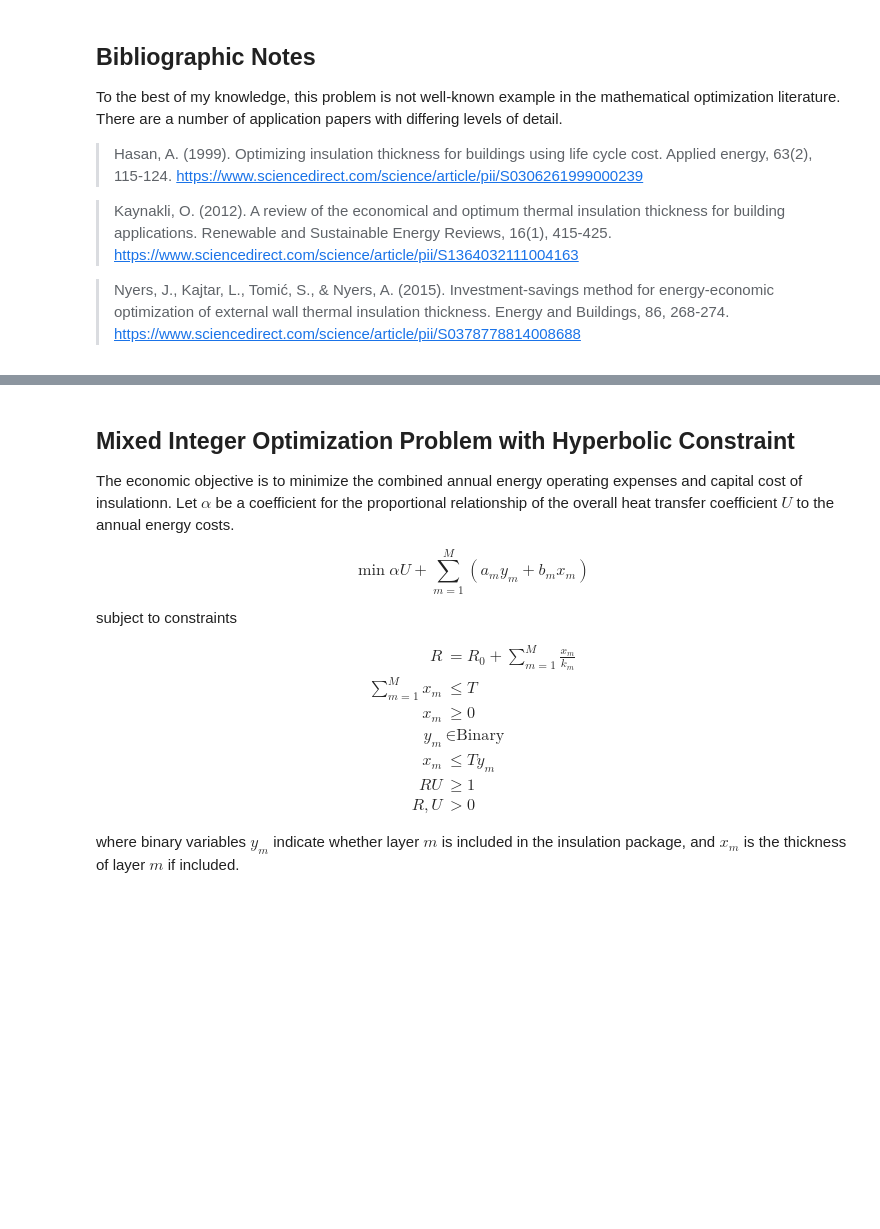
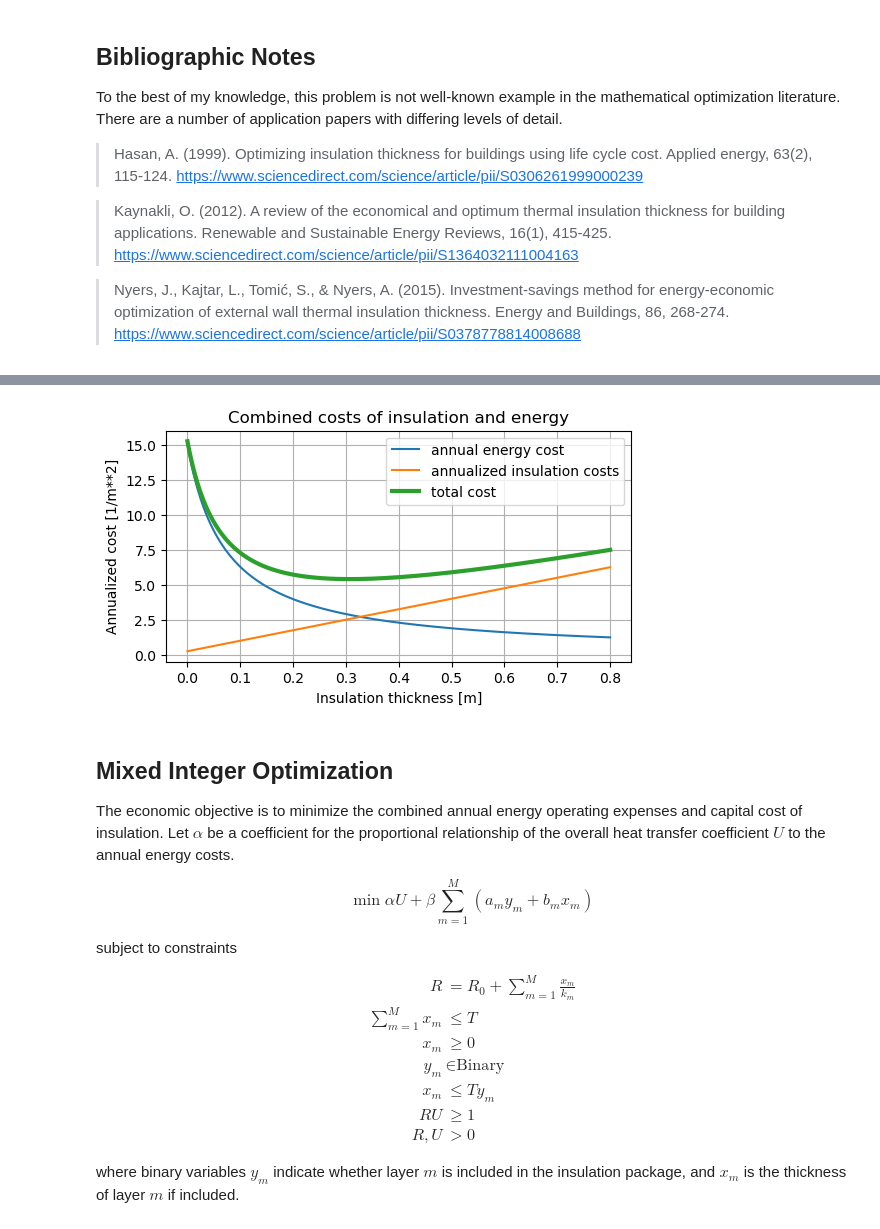
Before and after one commit to mobook/MO-book, a Jupyter notebook: notebooks/06/building-insulation.ipynb, the cells around one changed output, grey strips where cells are left out. Drawn from its saved outputs; the diff is of its cells as text; code cells hidden in the pictures; blank space fills up the shorter version.

```diff
--- a/notebooks/06/building-insulation.ipynb
+++ b/notebooks/06/building-insulation.ipynb
@@ -43,10 +56,41 @@ Alternatively, there may be a annualized shadow cost associated with the adding
+# %%
+import matplotlib.pyplot as plt
+import numpy as np
+
+# application parameters
+alpha = 30       # $ K / W annualized cost per sq meter per W/sq m/K
+beta = 0.05        # equivalent annual cost factor
+R0 = 2.0          # Watts/K/m**2
+
+# material properties
+k = 0.036         # thermal conductivity as installed
+a = 5.0           # installation cost per square meter
+b = 150.0         # installed material cost per cubic meter
+
+# plotting
+x = np.linspace(0, 0.8, 201)
+
+U = 1.0/(R0 + x/k)
+c = (a + b*x)
+
+fig, ax = plt.subplots(1, 1, figsize=(6, 3))
+ax.plot(x, alpha*U, label="annual energy cost")
+ax.plot(x, beta*c, label="annualized insulation costs")
+ax.plot(x, alpha*U + beta*c, label="total cost", lw=3)
+ax.set_xlabel("Insulation thickness [m]")
+ax.set_ylabel("Annualized cost [1/m**2]")
+ax.set_title("Combined costs of insulation and energy")
+ax.legend()
+ax.grid(True)
+# %% [output]
+[figure, added]
 # %% [markdown]
-## Mixed Integer Optimization Problem with Hyperbolic Constraint
+## Mixed Integer Optimization
 
 
-The economic objective is to minimize the combined annual energy operating expenses and capital cost of insulationn. Let $\alpha$ be a coefficient for the proportional relationship of the overall heat transfer coefficient $U$ to the annual energy costs.
+The economic objective is to minimize the combined annual energy operating expenses and capital cost of insulation. Let $\alpha$ be a coefficient for the proportional relationship of the overall heat transfer coefficient $U$ to the annual energy costs.
 
-$$\min \alpha U + \sum_{m=1}^M (a_my_m + b_mx_m) $$
+$$\min \alpha U + \beta \sum_{m=1}^M (a_my_m + b_mx_m) $$
 
 subject to constraints
 
```
Also changed, not shown: parts of 3 cells of this notebook, 1 other file.
